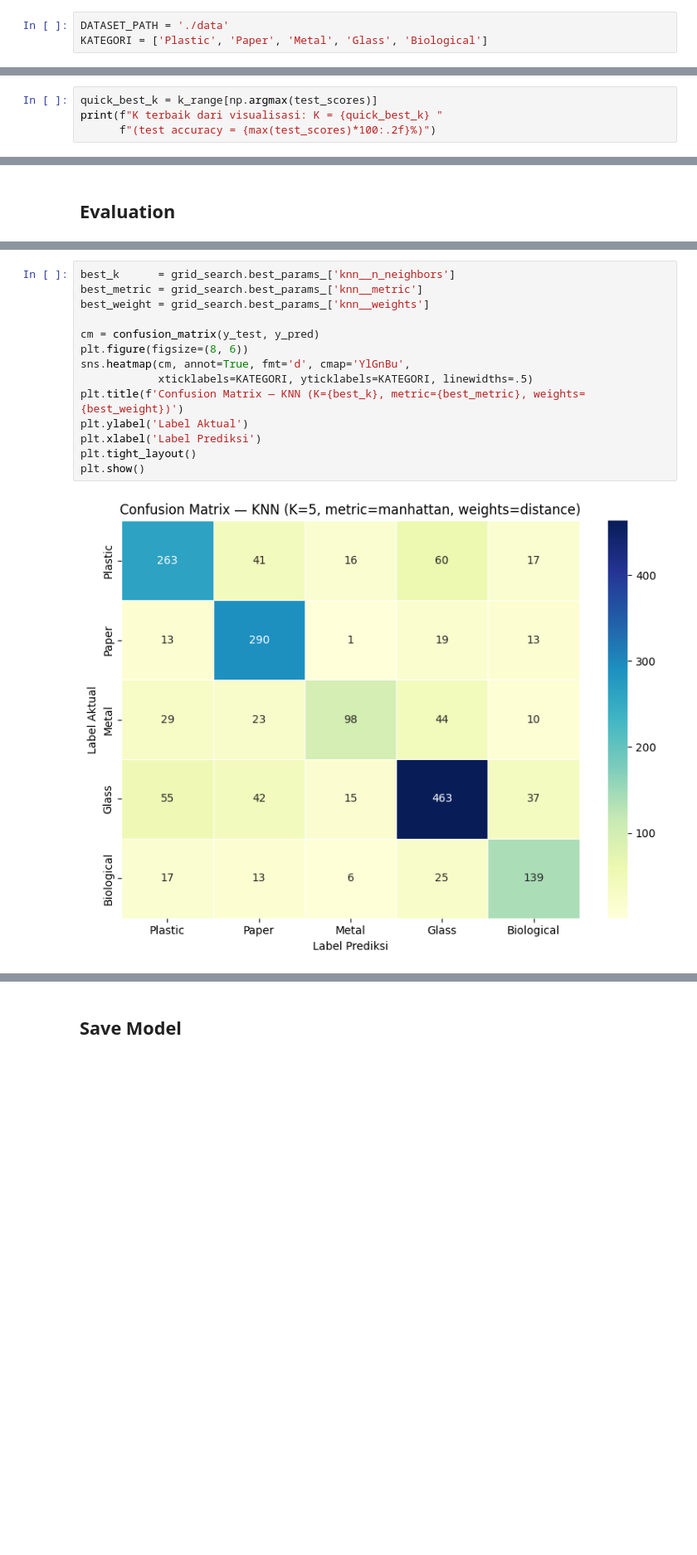
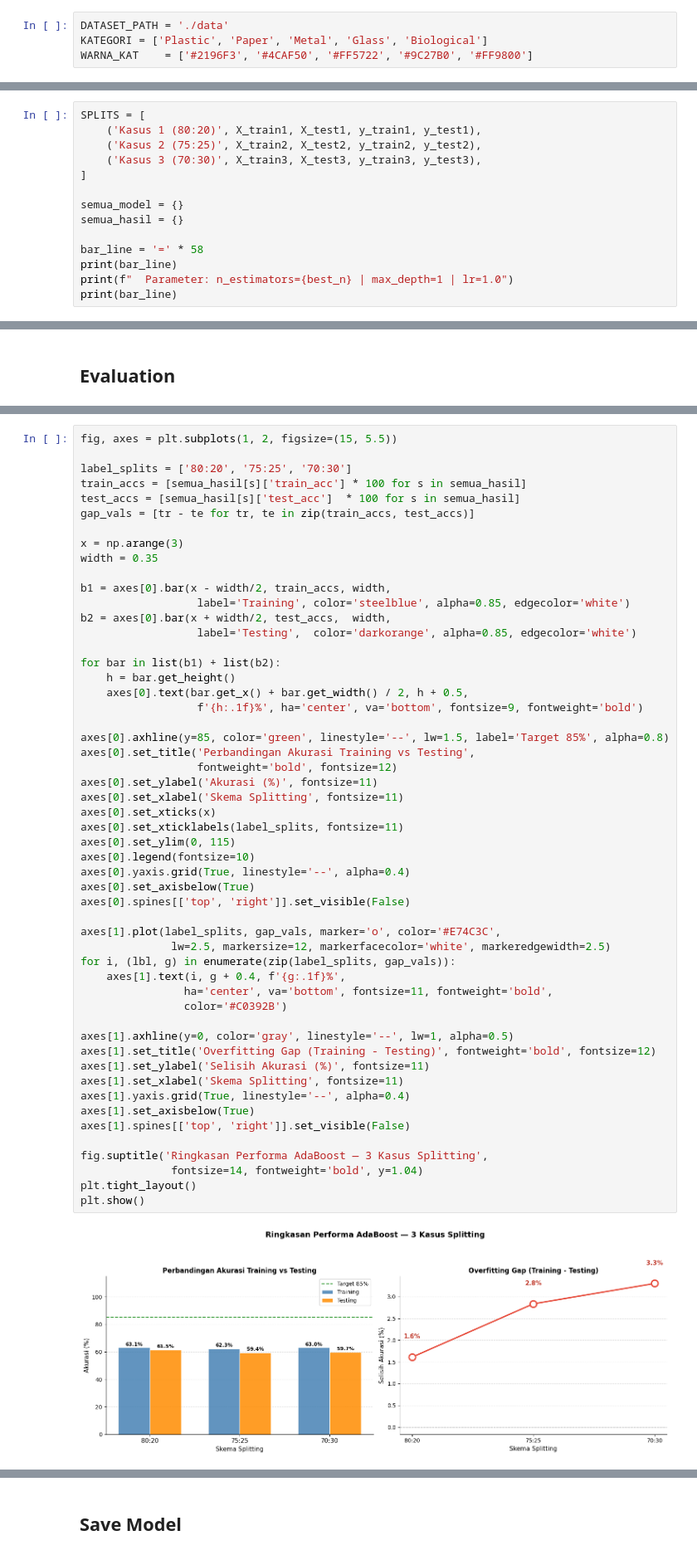
Before and after one commit to novandrawichdafarun/KNN_Waste_Classification, a Jupyter notebook: notebook.ipynb, the cells around one changed output, grey strips where cells are left out. Shown at 83% size. Drawn from its saved outputs; the diff is of its cells as text; blank space fills up the shorter version.

```diff
--- a/notebook.ipynb
+++ b/notebook.ipynb
@@ -33,5 +32,6 @@ from sklearn.pipeline import Pipeline
 # %%
 DATASET_PATH = './data'
 KATEGORI = ['Plastic', 'Paper', 'Metal', 'Glass', 'Biological']
+WARNA_KAT    = ['#2196F3', '#4CAF50', '#FF5722', '#9C27B0', '#FF9800']
 # %%
 all_files = []
@@ -220,5 +450,15 @@ plt.show()
 # %%
-quick_best_k = k_range[np.argmax(test_scores)]
-print(f"K terbaik dari visualisasi: K = {quick_best_k} "
-      f"(test accuracy = {max(test_scores)*100:.2f}%)")
+SPLITS = [
+	('Kasus 1 (80:20)', X_train1, X_test1, y_train1, y_test1),
+	('Kasus 2 (75:25)', X_train2, X_test2, y_train2, y_test2),
+	('Kasus 3 (70:30)', X_train3, X_test3, y_train3, y_test3),
+]
+
+semua_model = {}
+semua_hasil = {}
+
+bar_line = '=' * 58
+print(bar_line)
+print(f"  Parameter: n_estimators={best_n} | max_depth=1 | lr=1.0")
+print(bar_line)
 # %% [output]
@@ -287,16 +558,55 @@ weighted avg       0.72      0.72      0.71      1749
 # %%
-best_k      = grid_search.best_params_['knn__n_neighbors']
-best_metric = grid_search.best_params_['knn__metric']
-best_weight = grid_search.best_params_['knn__weights']
+fig, axes = plt.subplots(1, 2, figsize=(15, 5.5))
 
-cm = confusion_matrix(y_test, y_pred)
-plt.figure(figsize=(8, 6))
-sns.heatmap(cm, annot=True, fmt='d', cmap='YlGnBu',
-            xticklabels=KATEGORI, yticklabels=KATEGORI, linewidths=.5)
-plt.title(f'Confusion Matrix — KNN (K={best_k}, metric={best_metric}, weights={best_weight})')
-plt.ylabel('Label Aktual')
-plt.xlabel('Label Prediksi')
+label_splits = ['80:20', '75:25', '70:30']
+train_accs = [semua_hasil[s]['train_acc'] * 100 for s in semua_hasil]
+test_accs = [semua_hasil[s]['test_acc']  * 100 for s in semua_hasil]
+gap_vals = [tr - te for tr, te in zip(train_accs, test_accs)]
+
+x = np.arange(3)
+width = 0.35
+
+b1 = axes[0].bar(x - width/2, train_accs, width,
+                  label='Training', color='steelblue', alpha=0.85, edgecolor='white')
+b2 = axes[0].bar(x + width/2, test_accs,  width,
+                  label='Testing',  color='darkorange', alpha=0.85, edgecolor='white')
+
+for bar in list(b1) + list(b2):
+    h = bar.get_height()
+    axes[0].text(bar.get_x() + bar.get_width() / 2, h + 0.5,
+                  f'{h:.1f}%', ha='center', va='bottom', fontsize=9, fontweight='bold')
+
+axes[0].axhline(y=85, color='green', linestyle='--', lw=1.5, label='Target 85%', alpha=0.8)
+axes[0].set_title('Perbandingan Akurasi Training vs Testing',
+                  fontweight='bold', fontsize=12)
+axes[0].set_ylabel('Akurasi (%)', fontsize=11)
+axes[0].set_xlabel('Skema Splitting', fontsize=11)
+axes[0].set_xticks(x)
+axes[0].set_xticklabels(label_splits, fontsize=11)
+axes[0].set_ylim(0, 115)
+axes[0].legend(fontsize=10)
+axes[0].yaxis.grid(True, linestyle='--', alpha=0.4)
+axes[0].set_axisbelow(True)
+axes[0].spines[['top', 'right']].set_visible(False)
+
+axes[1].plot(label_splits, gap_vals, marker='o', color='#E74C3C',
+              lw=2.5, markersize=12, markerfacecolor='white', markeredgewidth=2.5)
+for i, (lbl, g) in enumerate(zip(label_splits, gap_vals)):
+    axes[1].text(i, g + 0.4, f'{g:.1f}%',
+                ha='center', va='bottom', fontsize=11, fontweight='bold',
+                color='#C0392B')
+
+axes[1].axhline(y=0, color='gray', linestyle='--', lw=1, alpha=0.5)
+axes[1].set_title('Overfitting Gap (Training - Testing)', fontweight='bold', fontsize=12)
+axes[1].set_ylabel('Selisih Akurasi (%)', fontsize=11)
+axes[1].set_xlabel('Skema Splitting', fontsize=11)
+axes[1].yaxis.grid(True, linestyle='--', alpha=0.4)
+axes[1].set_axisbelow(True)
+axes[1].spines[['top', 'right']].set_visible(False)
+
+fig.suptitle('Ringkasan Performa AdaBoost — 3 Kasus Splitting',
+              fontsize=14, fontweight='bold', y=1.04)
 plt.tight_layout()
 plt.show()
 # %% [output]
-[figure, old version]
+[figure, new version]
```
Also changed, not shown: parts of 34 cells of this notebook, 2 other files.
